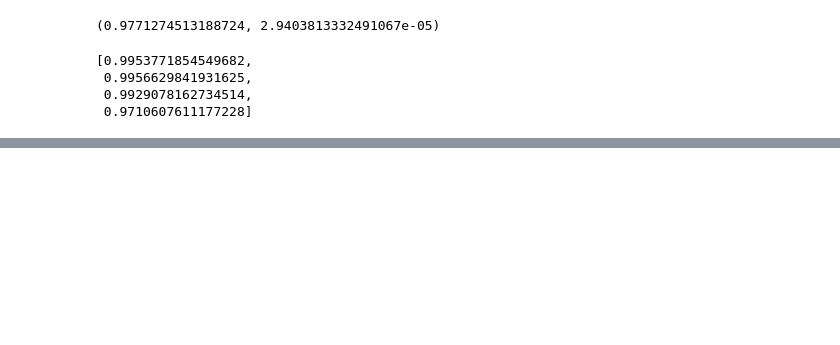
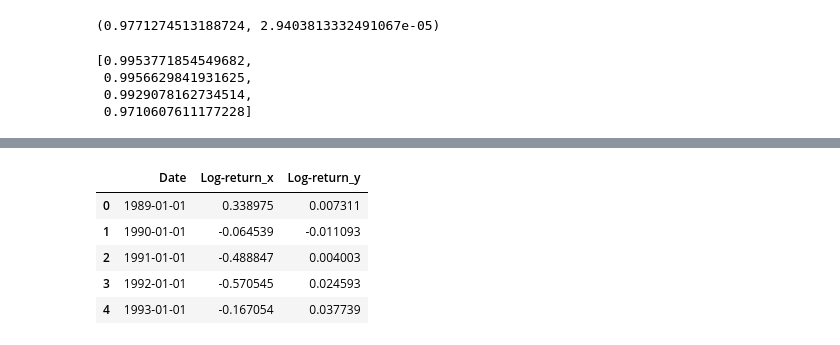
Before and after one commit to huddyyeo/LSE_practitioners_challenge, a Jupyter notebook: Code/data_environment_and_testing.ipynb, the cells around one changed output, grey strips where cells are left out. Cells and saved outputs as stored; diff of their text form; code cells hidden in the pictures; blank space fills up the shorter version.

```diff
--- a/Code/data_environment_and_testing.ipynb
+++ b/Code/data_environment_and_testing.ipynb
@@ -196,6 +209,13 @@ data_env.resample_download_all(frequency='M')
 # %%
 #consolidating our data, in this case with yield and inflation data
 df=pd.merge(data_env.data[1],data_env.data[2],on='Date',how='outer')
-#df=df.dropna()
-df
+df=df.dropna()
+df.head()
+# %% [output]
+|  | Date | Log-return_x | Log-return_y |
+| 0 | 1989-01-01 | 0.338975 | 0.007311 |
+| 1 | 1990-01-01 | -0.064539 | -0.011093 |
+| 2 | 1991-01-01 | -0.488847 | 0.004003 |
+| 3 | 1992-01-01 | -0.570545 | 0.024593 |
+| 4 | 1993-01-01 | -0.167054 | 0.037739 |
 # %%
```
Also changed, not shown: parts of 7 cells of this notebook, 1 other file.
